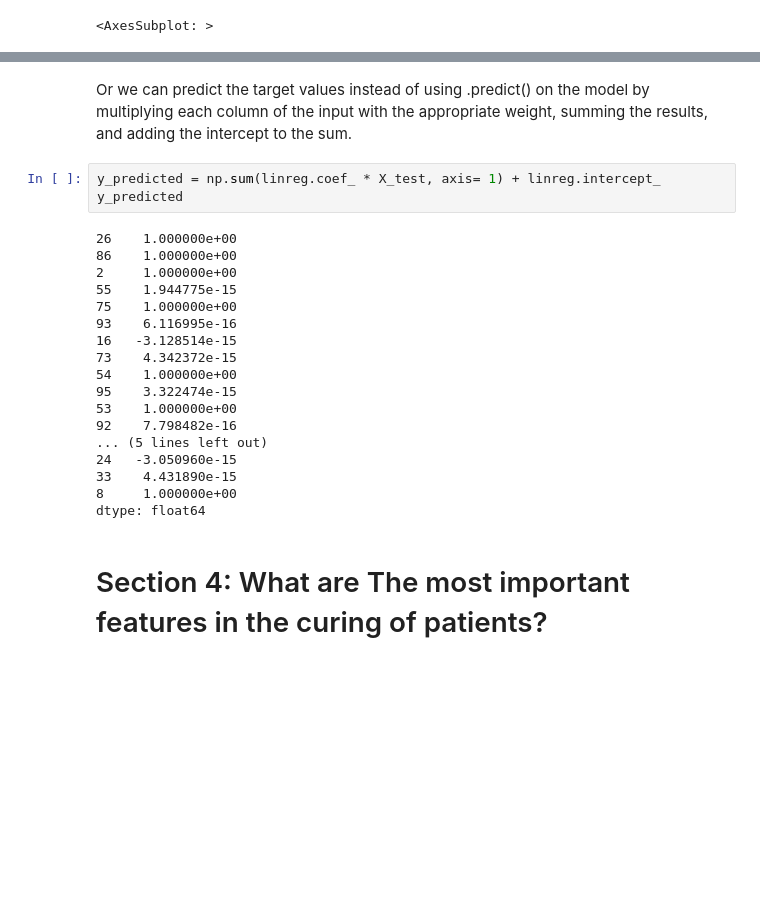
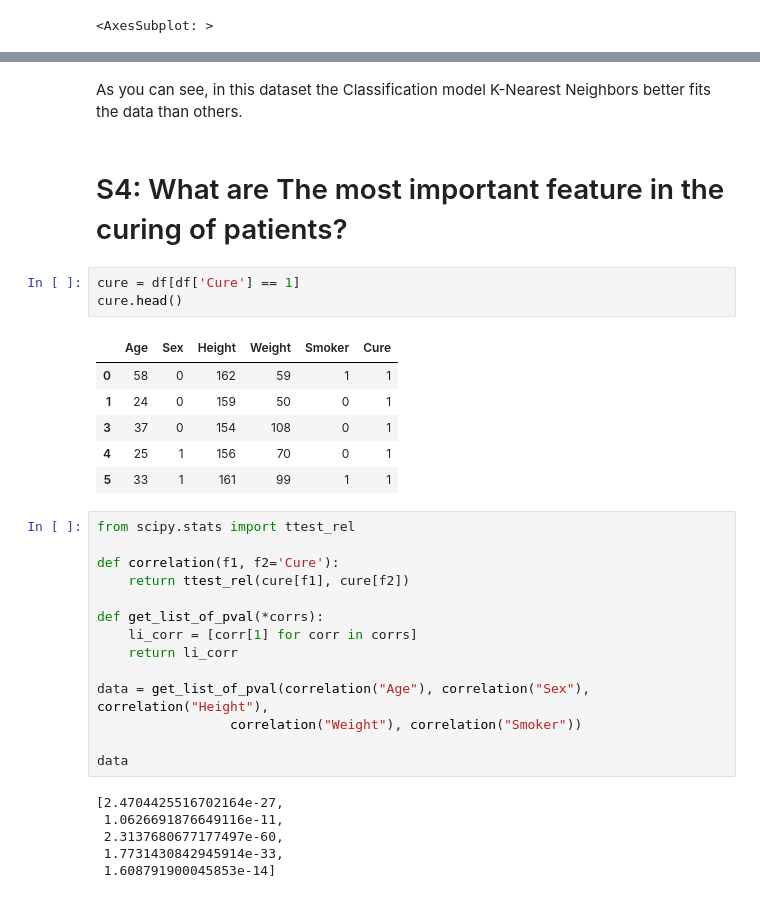
Before and after one commit to amirho3einsedaghati/DataScience, a Jupyter notebook: Study on Curing Patients using a Synthetic dataset/Study on Curing Patients using a Synthetic dataset.ipynb, the cells around one changed output, grey strips where cells are left out. Saved outputs shown, nothing was run; the diff lists cells and outputs as text; blank space fills up the shorter version.

```diff
--- a/Study on Curing Patients using a Synthetic dataset/Study on Curing Patients using a Synthetic dataset.ipynb
+++ b/Study on Curing Patients using a Synthetic dataset/Study on Curing Patients using a Synthetic dataset.ipynb
@@ -106,26 +151,35 @@ Model Inference:
-# %% [markdown]
-Or we can predict the target values instead of using .predict() on the model by multiplying each column of the input with the appropriate weight, summing the results, and adding the intercept to the sum.
-# %%
-y_predicted = np.sum(linreg.coef_ * X_test, axis= 1) + linreg.intercept_
-y_predicted
-# %% [output]
-26    1.000000e+00
-86    1.000000e+00
-2     1.000000e+00
-55    1.944775e-15
-75    1.000000e+00
-93    6.116995e-16
-16   -3.128514e-15
-73    4.342372e-15
-54    1.000000e+00
-95    3.322474e-15
-53    1.000000e+00
-92    7.798482e-16
-... (5 lines left out)
-24   -3.050960e-15
-33    4.431890e-15
-8     1.000000e+00
-dtype: float64
+# %% [markdown]
+As you can see, in this dataset the Classification model K-Nearest Neighbors better fits the data than others.
 # %% [markdown]
-# Section 4: What are The most important features in the curing of patients?
+# S4: What are The most important feature in the curing of patients?
+# %%
+cure = df[df['Cure'] == 1]
+cure.head()
+# %% [output]
+|  | Age | Sex | Height | Weight | Smoker | Cure |
+| 0 | 58 | 0 | 162 | 59 | 1 | 1 |
+| 1 | 24 | 0 | 159 | 50 | 0 | 1 |
+| 3 | 37 | 0 | 154 | 108 | 0 | 1 |
+| 4 | 25 | 1 | 156 | 70 | 0 | 1 |
+| 5 | 33 | 1 | 161 | 99 | 1 | 1 |
+# %%
+from scipy.stats import ttest_rel
+
+def correlation(f1, f2='Cure'):
+    return ttest_rel(cure[f1], cure[f2])
+
+def get_list_of_pval(*corrs):
+    li_corr = [corr[1] for corr in corrs]
+    return li_corr
+
+data = get_list_of_pval(correlation("Age"), correlation("Sex"), correlation("Height"),
+                 correlation("Weight"), correlation("Smoker"))
+
+data
+# %% [output]
+[2.4704425516702164e-27,
+ 1.0626691876649116e-11,
+ 2.3137680677177497e-60,
+ 1.7731430842945914e-33,
+ 1.608791900045853e-14]
 # %%
```
Also changed, not shown: parts of 11 cells of this notebook.
